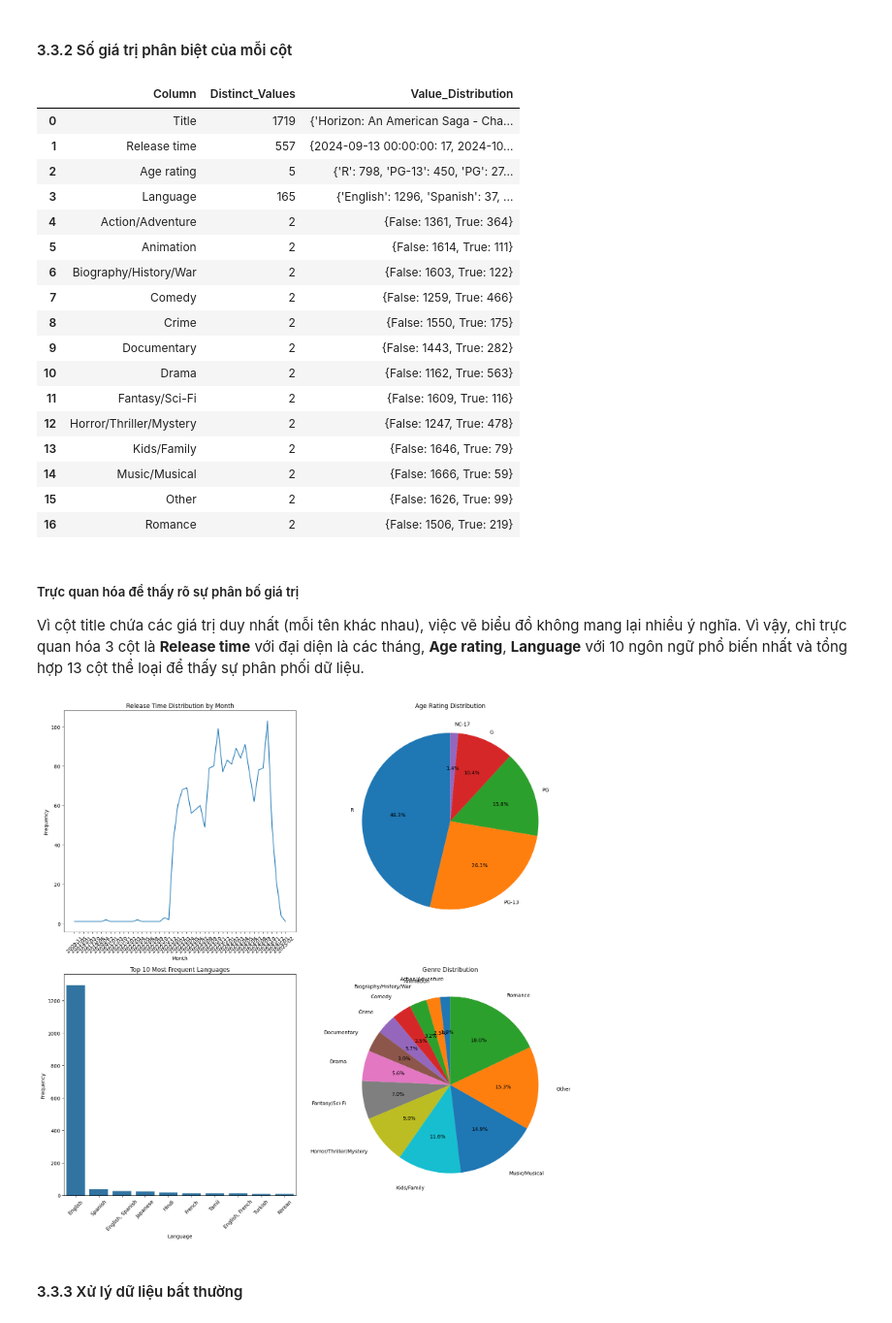
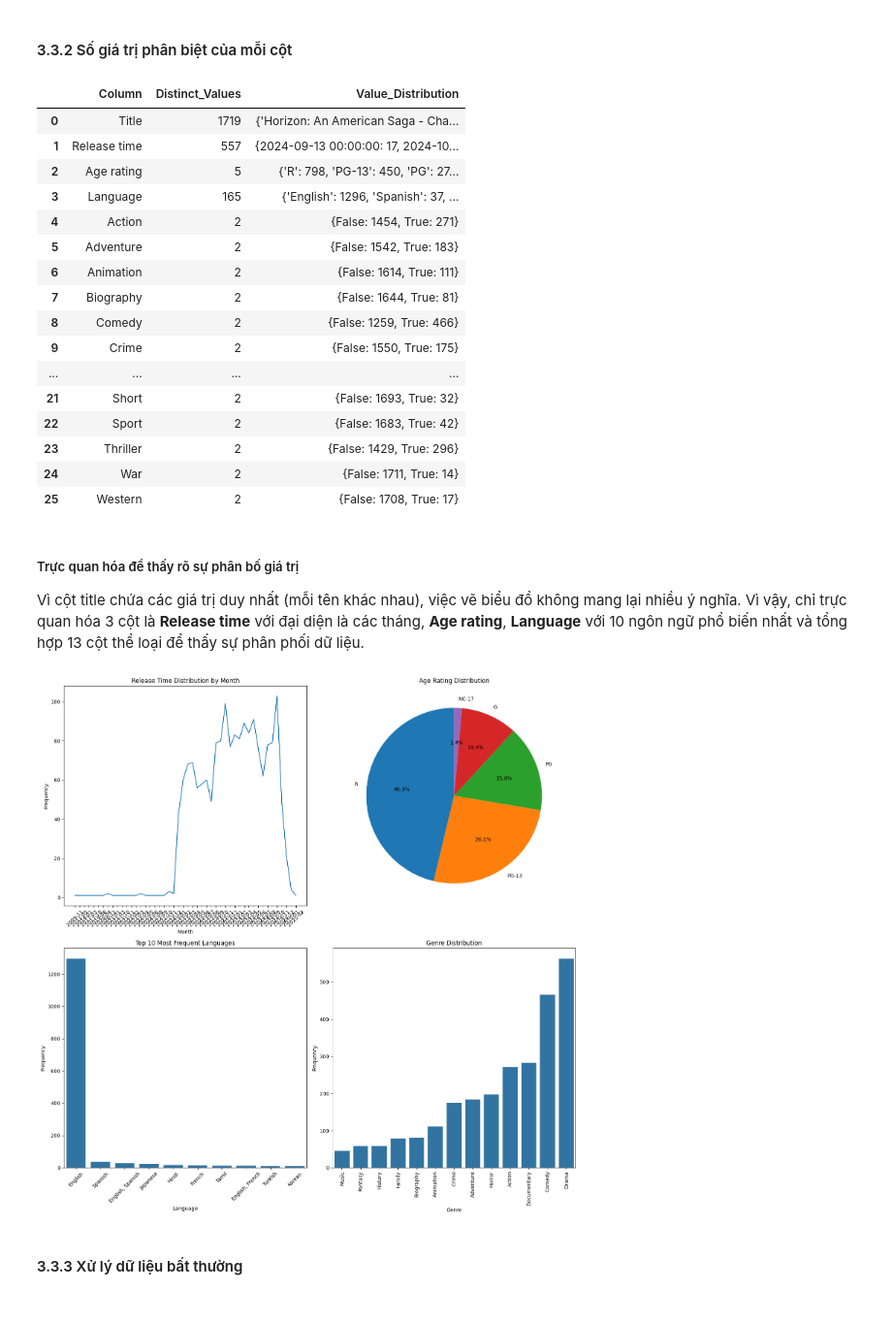
Before and after one commit to alpaca3000/IntroToDS, a Jupyter notebook: Source_codes/DataPreprocessing.ipynb, the cells around one changed output. Shown: that part at 97% size. Saved outputs shown, nothing was run; the diff lists cells and outputs as text; code cells hidden in the pictures.

```diff
--- a/Source_codes/DataPreprocessing.ipynb
+++ b/Source_codes/DataPreprocessing.ipynb
@@ -248,5 +210,0 @@ def group_genres(genre):
-# %%
-# Gộp từng thể loại trong danh sách genre
-data['Genre'] = data['Genre'].apply(
-    lambda x: ', '.join([group_genres(g) for g in x.split(', ')]) if pd.notnull(x) else ''
-)
@@ -277,19 +211,8 @@ Name: count, dtype: int64
-# %%
-# Chỉ giữ lại thể loại phổ biến
-# Tìm các thể loại có tần suất < 50
-low_frequency_genres = set(grouped_genre_counts[grouped_genre_counts < 50].index)
-
-# Thay thế thể loại không phổ biến bằng "Other"
-data['Genre'] = data['Genre'].apply(
-    lambda x: ', '.join(
-        [genre if genre not in low_frequency_genres else 'Other' for genre in x.split(', ')]
-    ) if pd.notnull(x) else ''
-)
 # %% [markdown]
 Ta tách cột Genre thành các cột thể loại tương ứng
 # %%
-# Sử dụng one-hot encoding để tách thành nhiều cột
-genre_dummies = data['Genre'].str.get_dummies(sep=', ')
+# Sử dụng one-hot encoding để tách thành nhiều cột theo dấu "&" và dấu ","
+genre_dummies = data['Genre'].str.split(r' & |, ', expand=True).stack().str.get_dummies().groupby(level=0).sum()
 
 # Chuyển thành kiểu dữ liệu boolean
 genre_dummies = genre_dummies.astype(bool)
@@ -299,3 +222,5 @@ data = pd.concat([data, genre_dummies], axis=1)
 
 # Xóa cột Genre
 data.drop(columns=['Genre'], inplace=True)
+
+data.columns
@@ -302,3 +237,15 @@ data.drop(columns=['Genre'], inplace=True)
+# %%
+# Tách các cột thể loại từ cột thứ 11 trở đi (vì các cột thể loại bắt đầu từ cột thứ 11)
+genre_columns = data.columns[10:]
+
+# Tính tổng số lần xuất hiện của mỗi thể loại
+genre_counts = data[genre_columns].sum()
+
+# Lọc các cột thể loại có tần suất >= 10
+columns_to_keep = genre_counts[genre_counts >= 10].index
+
+# Xóa các cột thể loại có tần suất dưới 10 (giữ các cột ban đầu và cột có tần suất trên 10)
+data = data[data.columns[:10].tolist() + list(columns_to_keep)]
 # %% [markdown]
 ##### Awards
 # %% [markdown]
@@ -458,19 +404,18 @@ distribution_df
 | 1 | Release time | 557 | {2024-09-13 00:00:00: 17, 2024-10... |
 | 2 | Age rating | 5 | {'R': 798, 'PG-13': 450, 'PG': 27... |
 | 3 | Language | 165 | {'English': 1296, 'Spanish': 37, ... |
-| 4 | Action/Adventure | 2 | {False: 1361, True: 364} |
-| 5 | Animation | 2 | {False: 1614, True: 111} |
-| 6 | Biography/History/War | 2 | {False: 1603, True: 122} |
-| 7 | Comedy | 2 | {False: 1259, True: 466} |
-| 8 | Crime | 2 | {False: 1550, True: 175} |
-| 9 | Documentary | 2 | {False: 1443, True: 282} |
-| 10 | Drama | 2 | {False: 1162, True: 563} |
-| 11 | Fantasy/Sci-Fi | 2 | {False: 1609, True: 116} |
-| 12 | Horror/Thriller/Mystery | 2 | {False: 1247, True: 478} |
-| 13 | Kids/Family | 2 | {False: 1646, True: 79} |
-| 14 | Music/Musical | 2 | {False: 1666, True: 59} |
-| 15 | Other | 2 | {False: 1626, True: 99} |
-| 16 | Romance | 2 | {False: 1506, True: 219} |
+| 4 | Action | 2 | {False: 1454, True: 271} |
+| 5 | Adventure | 2 | {False: 1542, True: 183} |
+| 6 | Animation | 2 | {False: 1614, True: 111} |
+| 7 | Biography | 2 | {False: 1644, True: 81} |
+| 8 | Comedy | 2 | {False: 1259, True: 466} |
+| 9 | Crime | 2 | {False: 1550, True: 175} |
+| ... | ... | ... | ... |
+| 21 | Short | 2 | {False: 1693, True: 32} |
+| 22 | Sport | 2 | {False: 1683, True: 42} |
+| 23 | Thriller | 2 | {False: 1429, True: 296} |
+| 24 | War | 2 | {False: 1711, True: 14} |
+| 25 | Western | 2 | {False: 1708, True: 17} |
 # %% [markdown]
 ##### Trực quan hóa để thấy rõ sự phân bố giá trị
 
@@ -488,35 +433,38 @@ sns.lineplot(x=release_counts.index.astype(str), y=release_counts.values, ax=axe
 axes[0, 0].set_title("Release Time Distribution by Month")
 axes[0, 0].set_xlabel("Month")
 axes[0, 0].set_ylabel("Frequency")
 axes[0, 0].tick_params(axis='x', rotation=45)
 
 data.drop(columns=['Release_month'], inplace=True)
 
 # Biểu đồ Age rating
 # Đếm số lượng các giá trị age rating
 age_rating_counts = data['Age rating'].value_counts()
 axes[0, 1].pie(age_rating_counts, labels=age_rating_counts.index, autopct='%1.1f%%', startangle=90)
 axes[0, 1].set_title("Age Rating Distribution")
 
 # Biểu đồ Language (Top 10 languages)
 top_languages = data['Language'].value_counts().head(10)
 sns.barplot(x=top_languages.index, y=top_languages.values, ax=axes[1, 0])
 axes[1, 0].set_title("Top 10 Most Frequent Languages")
 axes[1, 0].set_xlabel("Language")
 axes[1, 0].set_ylabel("Frequency")
 axes[1, 0].tick_params(axis='x', rotation=45)
 
 # Biểu đồ tổng hợp 13 cột thể loại phim
 genre = categorical_columns[4:17]
 totals = data[genre].sum().sort_values(ascending=True)
-axes[1, 1].pie(totals, labels=genre, autopct='%1.1f%%', startangle=90, labeldistance=1.2)
+sns.barplot(x=totals.index, y=totals.values, ax=axes[1, 1])
 axes[1, 1].set_title("Genre Distribution")
+axes[1, 1].set_xlabel("Genre")
+axes[1, 1].set_ylabel("Frequency")
+axes[1, 1].tick_params(axis='x', rotation=90)
 
 # Hiển thị tất cả biểu đồ
 plt.tight_layout()
 plt.show()
 # %% [output]
-[figure, old version]
+[figure, new version]
 # %% [markdown]
 #### 3.3.3 Xử lý dữ liệu bất thường
 # %% [markdown]
```
Also changed, not shown: parts of 13 cells of this notebook, 2 other files.
